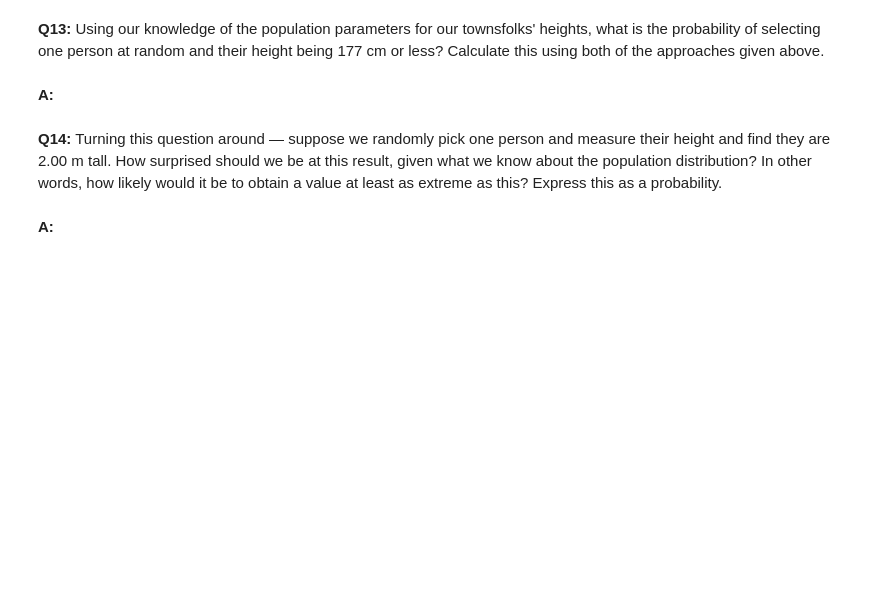
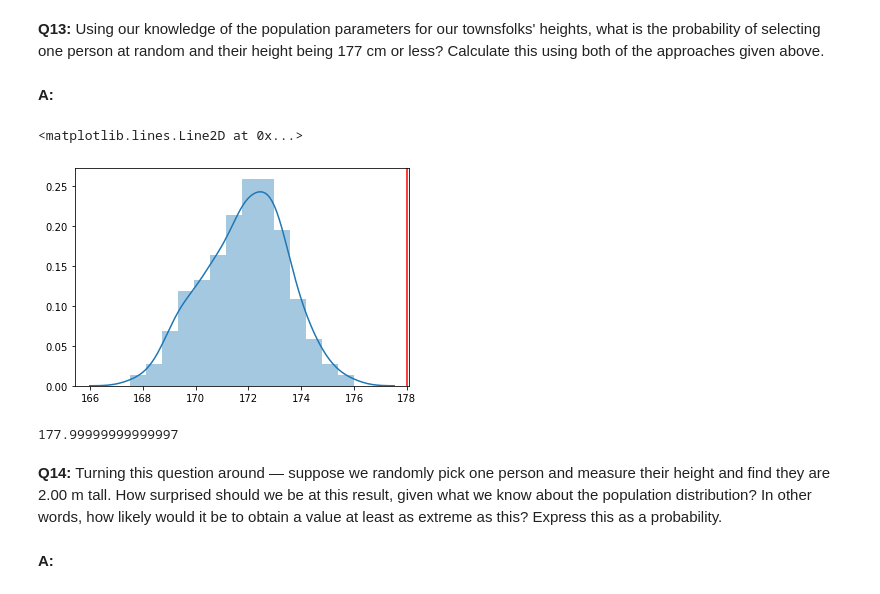
Before and after one commit to shai1esh03/ML-Algorithms-Projects, a Jupyter notebook: Frequentist Case Study/Frequentist Inference Case Study - Part A (3).ipynb, the cells around one changed output. Drawn from its saved outputs; the diff is of its cells as text; code cells hidden in the pictures; blank space fills up the shorter version.

```diff
--- a/Frequentist Case Study/Frequentist Inference Case Study - Part A (3).ipynb
+++ b/Frequentist Case Study/Frequentist Inference Case Study - Part A (3).ipynb
@@ -306,6 +309,17 @@ plt.show()
 __Q13:__ Using our knowledge of the population parameters for our townsfolks' heights, what is the probability of selecting one person at random and their height being 177 cm or less? Calculate this using both of the approaches given above.
 # %% [markdown]
 __A:__
+# %%
+sns.distplot(day_samples)
+plt.axvline(177+norm.cdf(177,np.mean(day_samples), np.std(day_samples)), color='r')
+# %% [output]
+<matplotlib.lines.Line2D at 0x...>
+[figure, added]
+# %%
+177+norm.cdf(177,np.mean(fifty_samples), np.std(fifty_samples))
+#, loc= np.mean(fifty_samples), scale=np.std(fifty_samples))
+# %% [output]
+177.99999999999997
 # %% [markdown]
 __Q14:__ Turning this question around — suppose we randomly pick one person and measure their height and find they are 2.00 m tall. How surprised should we be at this result, given what we know about the population distribution? In other words, how likely would it be to obtain a value at least as extreme as this? Express this as a probability.
 # %% [markdown]
```
Also changed, not shown: parts of 4 cells of this notebook.
